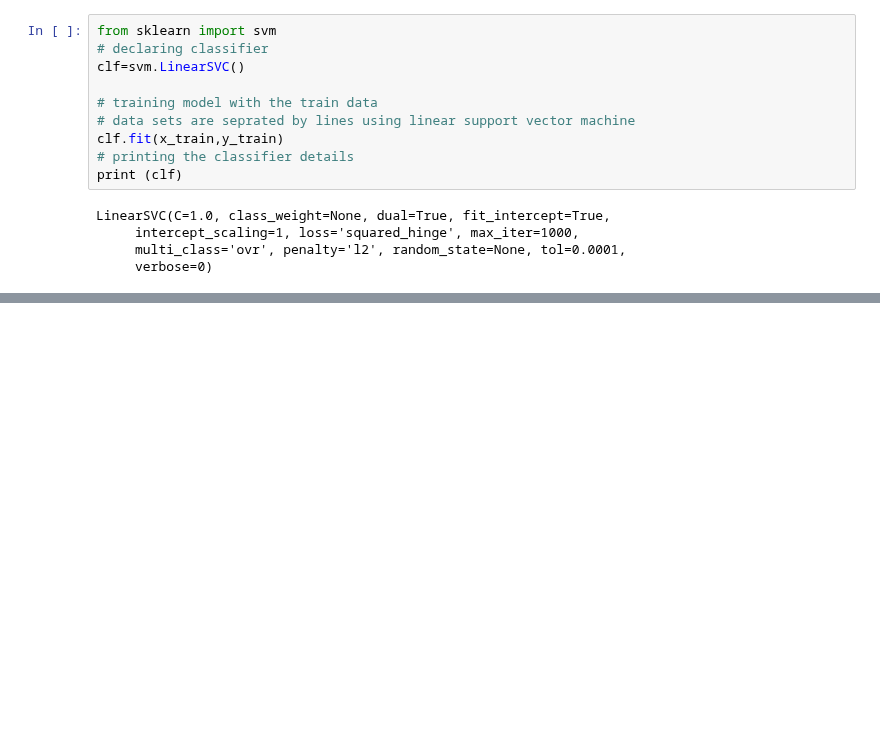
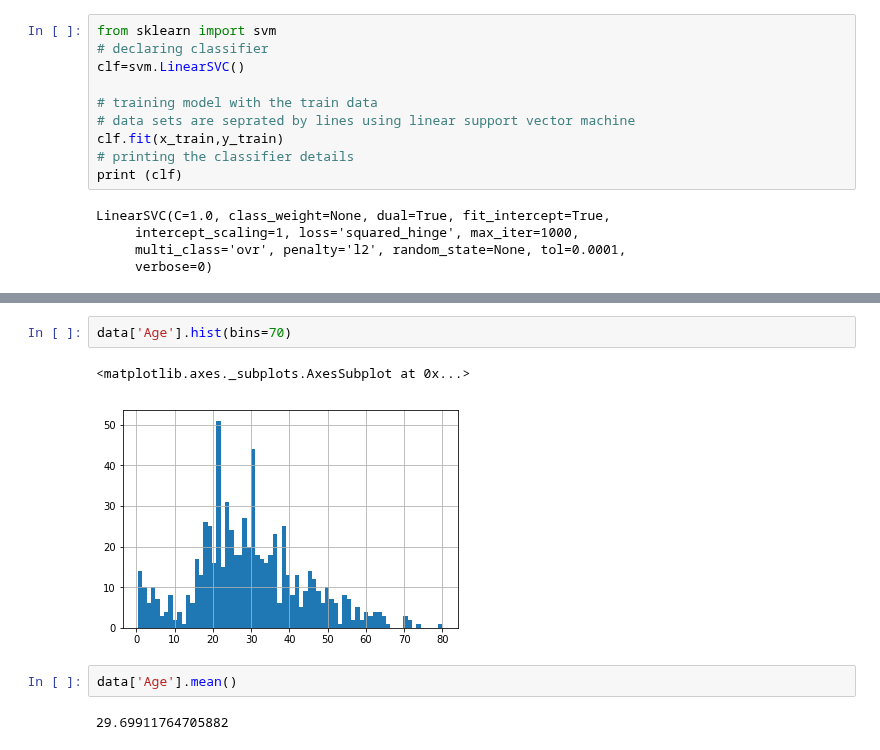
Before and after one commit to SANYAM1996/scatter-plotter, a Jupyter notebook: Titanic_survived data.ipynb, the cells around one changed output, grey strips where cells are left out. Cells and saved outputs as stored; diff of their text form; blank space fills up the shorter version.

```diff
--- a/Titanic_survived data.ipynb
+++ b/Titanic_survived data.ipynb
@@ -291,0 +306,9 @@ print (clf.score(x_test,y_test))
+# %%
+data['Age'].hist(bins=70)
+# %% [output]
+<matplotlib.axes._subplots.AxesSubplot at 0x...>
+[figure, added]
+# %%
+data['Age'].mean()
+# %% [output]
+29.69911764705882
```
Also changed, not shown: parts of 10 cells of this notebook.
